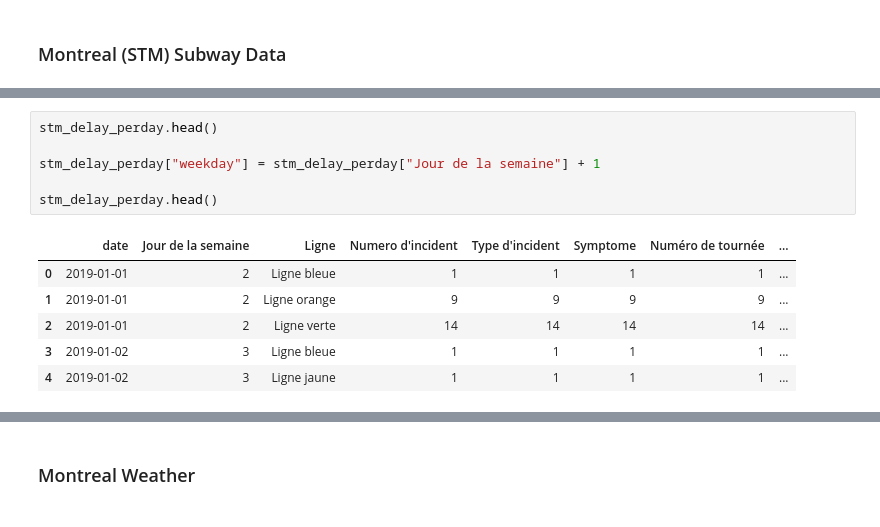
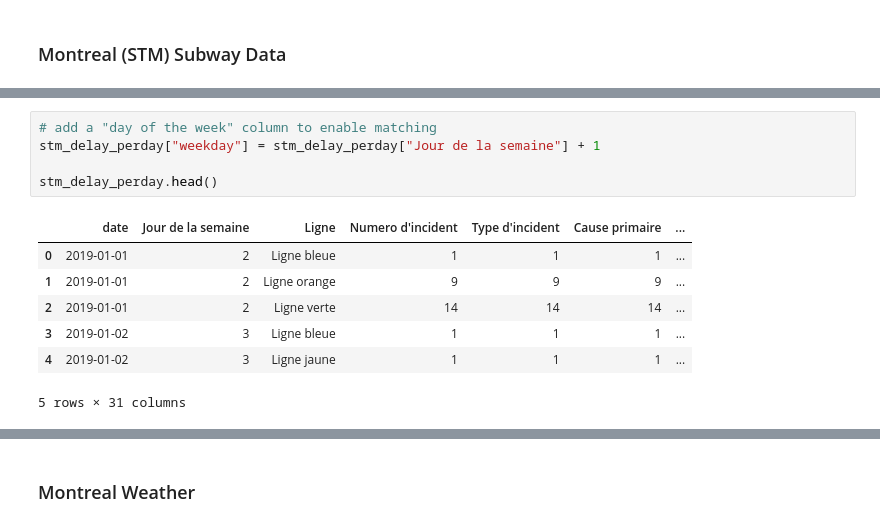
Before and after one commit to katherinewest/CME538_2023, a Jupyter notebook: EDA.ipynb, the cells around one changed output, grey strips where cells are left out. Saved outputs shown, nothing was run; the diff lists cells and outputs as text.

```diff
--- a/EDA.ipynb
+++ b/EDA.ipynb
@@ -755,13 +546,13 @@ stm_delay_perday.head()
 # %%
-stm_delay_perday.head()
-
+# add a "day of the week" column to enable matching
 stm_delay_perday["weekday"] = stm_delay_perday["Jour de la semaine"] + 1
 
 stm_delay_perday.head()
 # %% [output]
-|  | date | Jour de la semaine | Ligne | Numero d'incident | Type d'incident | Symptome | Numéro de tournée | ... |
-| 0 | 2019-01-01 | 2 | Ligne bleue | 1 | 1 | 1 | 1 | ... |
-| 1 | 2019-01-01 | 2 | Ligne orange | 9 | 9 | 9 | 9 | ... |
-| 2 | 2019-01-01 | 2 | Ligne verte | 14 | 14 | 14 | 14 | ... |
-| 3 | 2019-01-02 | 3 | Ligne bleue | 1 | 1 | 1 | 1 | ... |
-| 4 | 2019-01-02 | 3 | Ligne jaune | 1 | 1 | 1 | 1 | ... |
+|  | date | Jour de la semaine | Ligne | Numero d'incident | Type d'incident | Cause primaire | ... |
+| 0 | 2019-01-01 | 2 | Ligne bleue | 1 | 1 | 1 | ... |
+| 1 | 2019-01-01 | 2 | Ligne orange | 9 | 9 | 9 | ... |
+| 2 | 2019-01-01 | 2 | Ligne verte | 14 | 14 | 14 | ... |
+| 3 | 2019-01-02 | 3 | Ligne bleue | 1 | 1 | 1 | ... |
+| 4 | 2019-01-02 | 3 | Ligne jaune | 1 | 1 | 1 | ... |
+5 rows × 31 columns
```
Also changed, not shown: parts of 78 cells of this notebook.
